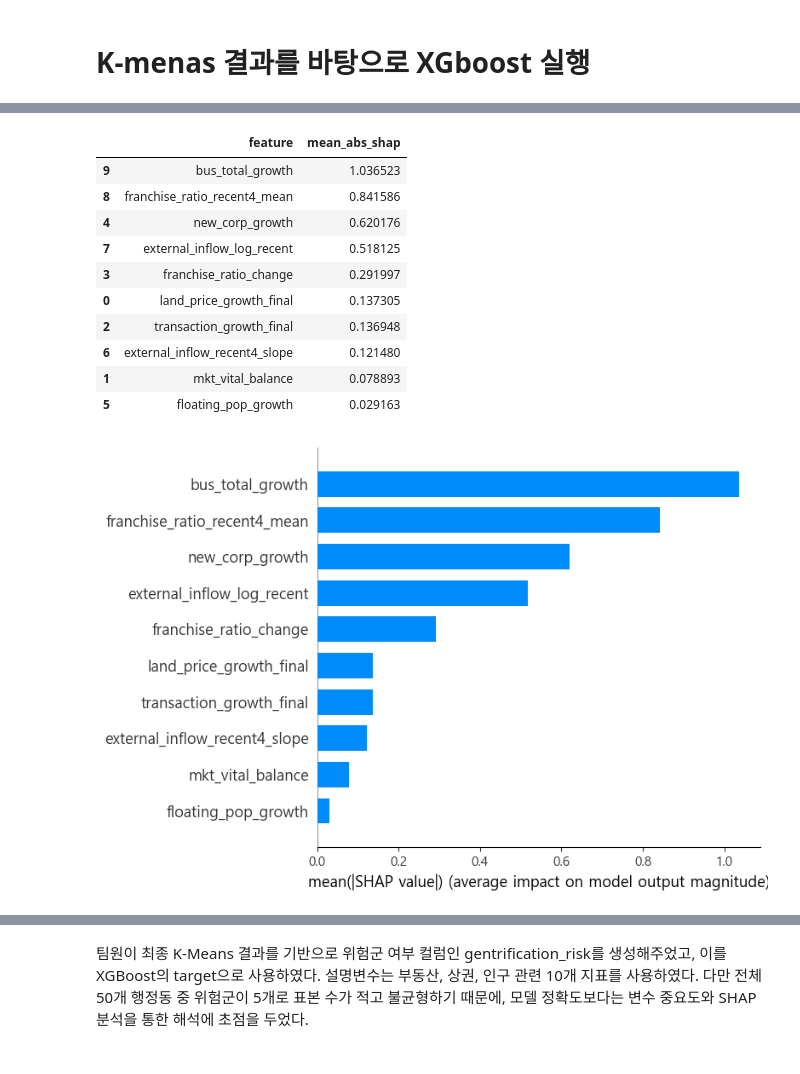
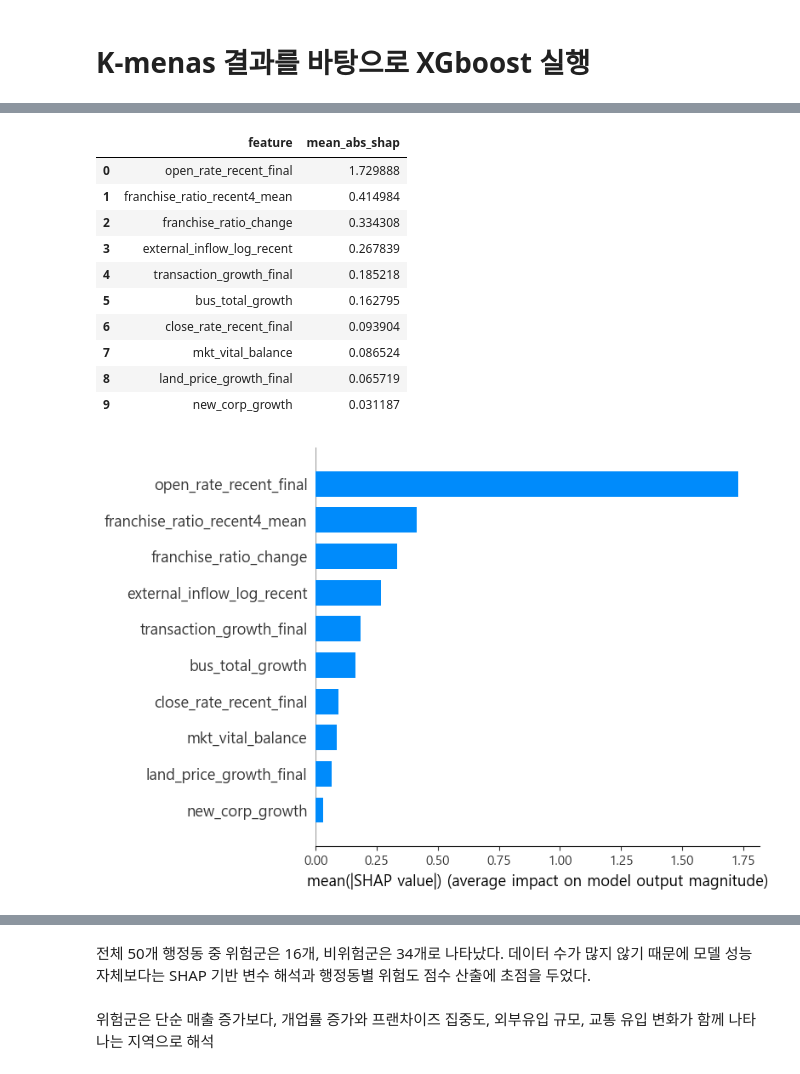
Before and after one commit to bulsajo1/final_project, a Jupyter notebook: Jiryun/xgboost.ipynb, the cells around one changed output, grey strips where cells are left out. Drawn from its saved outputs; the diff is of its cells as text; code cells hidden in the pictures.

```diff
--- a/Jiryun/xgboost.ipynb
+++ b/Jiryun/xgboost.ipynb
@@ -1074,10 +23,11 @@ ValueError: The shape of the shap_values matrix does not match the shape of the
 # K-menas 결과를 바탕으로 XGboost 실행
 # %%
 BASE_DIR = Path("../data").resolve()
+DATA_PATH = BASE_DIR / "for_xgboost_file_0.csv"
 
-df = pd.read_csv(BASE_DIR / "for_xgboost_file(2).csv", encoding="utf-8-sig")
+df = pd.read_csv(DATA_PATH, encoding="utf-8-sig")
 
-print(df.shape)
+print("data shape:", df.shape)
 display(df.head())
 display(df["gentrification_risk"].value_counts())
 # %% [output]
@@ -1141,22 +117,4 @@ import numpy as np
 # %%
-X_train, X_test, y_train, y_test = train_test_split(
-    X,
-    y,
-    test_size=0.3,
-    random_state=42,
-    stratify=y
-)
-
-scale_pos_weight = (y_train == 0).sum() / (y_train == 1).sum()
-
-print("train y 분포:")
-display(y_train.value_counts())
-
-print("test y 분포:")
-display(y_test.value_counts())
-
-print("scale_pos_weight:", scale_pos_weight)
-
 xgb_model = XGBClassifier(
     n_estimators=100,
     max_depth=3,
@@ -1166,7 +124,7 @@ xgb_model = XGBClassifier(
     objective="binary:logistic",
     eval_metric="logloss",
     random_state=42,
-    scale_pos_weight=scale_pos_weight
+    scale_pos_weight=scale_pos_weight,
 )
 
 xgb_model.fit(X_train, y_train)
@@ -1178,8 +136,8 @@ print("Accuracy:", accuracy_score(y_test, y_pred))
 display(pd.DataFrame(
     confusion_matrix(y_test, y_pred),
     index=["실제 0", "실제 1"],
-    columns=["예측 0", "예측 1"]
+    columns=["예측 0", "예측 1"],
 ))
 
-print(classification_report(y_test, y_pred))
+print(classification_report(y_test, y_pred, zero_division=0))
 # %% [output]
@@ -1339,26 +331,29 @@ import shap
 # %%
 explainer = shap.TreeExplainer(xgb_model)
 shap_values = explainer.shap_values(X)
 
+if isinstance(shap_values, list):
+    shap_values = shap_values[1]
+
 shap_importance = pd.DataFrame({
     "feature": feature_cols,
-    "mean_abs_shap": np.abs(shap_values).mean(axis=0)
-}).sort_values("mean_abs_shap", ascending=False)
+    "mean_abs_shap": np.abs(shap_values).mean(axis=0),
+}).sort_values("mean_abs_shap", ascending=False).reset_index(drop=True)
 
 display(shap_importance)
 
 shap.summary_plot(shap_values, X, plot_type="bar")
 shap.summary_plot(shap_values, X)
 # %% [output]
 |  | feature | mean_abs_shap |
-| 9 | bus_total_growth | 1.036523 |
-| 8 | franchise_ratio_recent4_mean | 0.841586 |
-| 4 | new_corp_growth | 0.620176 |
-| 7 | external_inflow_log_recent | 0.518125 |
-| 3 | franchise_ratio_change | 0.291997 |
-| 0 | land_price_growth_final | 0.137305 |
-| 2 | transaction_growth_final | 0.136948 |
-| 6 | external_inflow_recent4_slope | 0.121480 |
-| 1 | mkt_vital_balance | 0.078893 |
-| 5 | floating_pop_growth | 0.029163 |
+| 0 | open_rate_recent_final | 1.729888 |
+| 1 | franchise_ratio_recent4_mean | 0.414984 |
+| 2 | franchise_ratio_change | 0.334308 |
+| 3 | external_inflow_log_recent | 0.267839 |
+| 4 | transaction_growth_final | 0.185218 |
+| 5 | bus_total_growth | 0.162795 |
+| 6 | close_rate_recent_final | 0.093904 |
+| 7 | mkt_vital_balance | 0.086524 |
+| 8 | land_price_growth_final | 0.065719 |
+| 9 | new_corp_growth | 0.031187 |
-[figure, old version]
+[figure, new version]
@@ -1366,4 +361,5 @@ shap.summary_plot(shap_values, X)
-# %% [markdown]
-팀원이 최종 K-Means 결과를 기반으로 위험군 여부 컬럼인 gentrification_risk를 생성해주었고, 이를 XGBoost의 target으로 사용하였다.
-설명변수는 부동산, 상권, 인구 관련 10개 지표를 사용하였다.
-다만 전체 50개 행정동 중 위험군이 5개로 표본 수가 적고 불균형하기 때문에, 모델 정확도보다는 변수 중요도와 SHAP 분석을 통한 해석에 초점을 두었다.
+# %% [markdown]
+전체 50개 행정동 중 위험군은 16개, 비위험군은 34개로 나타났다.
+데이터 수가 많지 않기 때문에 모델 성능 자체보다는 SHAP 기반 변수 해석과 행정동별 위험도 점수 산출에 초점을 두었다.
+# %% [markdown]
+위험군은 단순 매출 증가보다, 개업률 증가와 프랜차이즈 집중도, 외부유입 규모, 교통 유입 변화가 함께 나타나는 지역으로 해석
```
Also changed, not shown: parts of 89 cells of this notebook, 2 other files.
